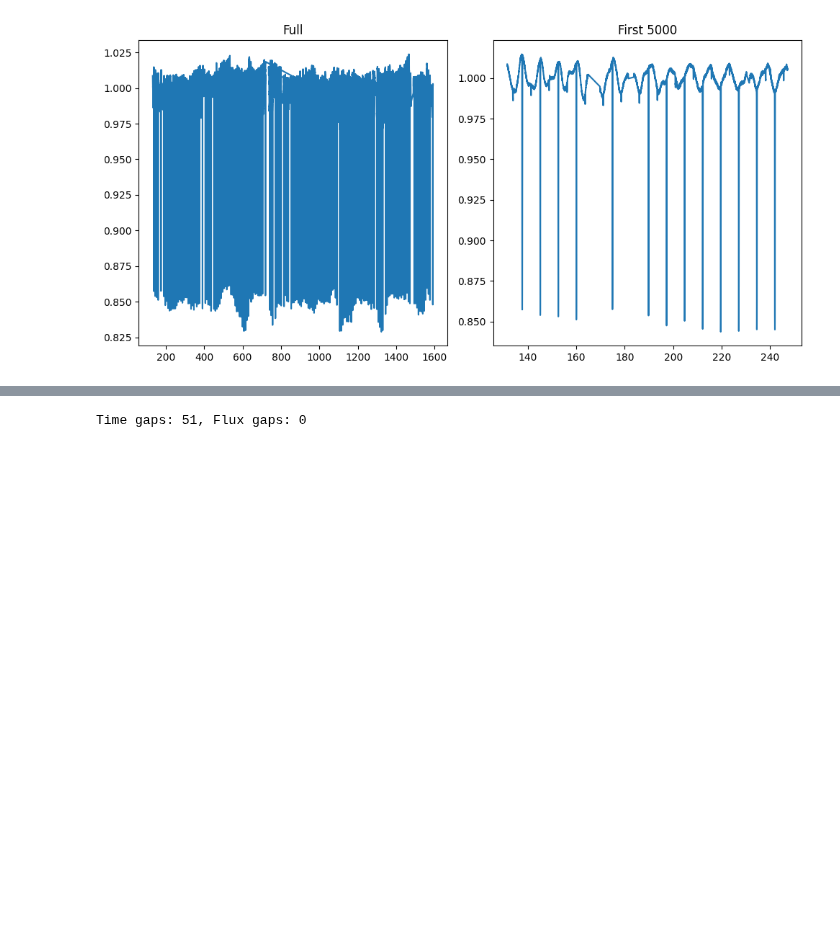
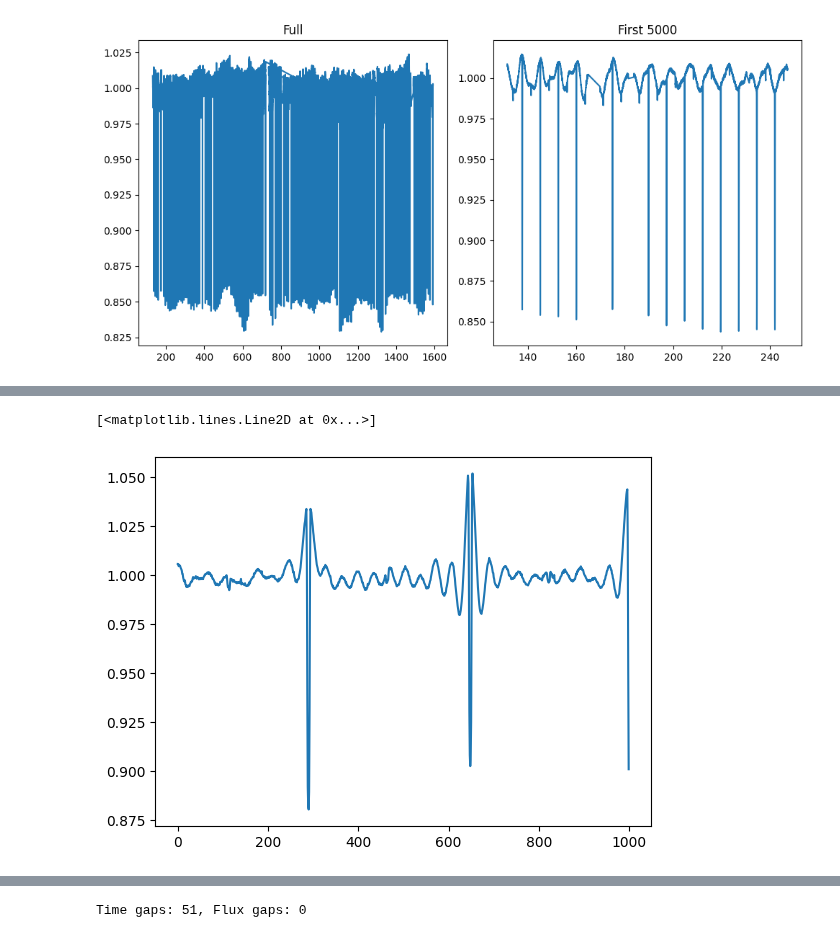
Before and after one commit to sfremy/astro_tools, a Jupyter notebook: prefold_automated.ipynb, the cells around one changed output, grey strips where cells are left out. Cells and saved outputs as stored; diff of their text form; code cells hidden in the pictures; blank space fills up the shorter version.

```diff
--- a/prefold_automated.ipynb
+++ b/prefold_automated.ipynb
@@ -100,0 +112,18 @@ plt.plot(t[0:5000], cleaned_flux[0:5000])
+# %%
+fft = np.fft.fft(f)
+freqs = np.fft.fftfreq(len(f), d = 1)  # dt = sampling interval
+f0 = 1 / (p * 48)
+harmonics = np.array([f0 * i for i in range(1, 11)]) #10 harmonics
+tolerance = 0.001
+
+for h in harmonics:
+    fft[np.abs(freqs - h) < tolerance] = 0
+    fft[np.abs(freqs + h) < tolerance] = 0  # mirror image
+
+cleaned_flux = np.fft.ifft(fft).real
+
+plt.figure()
+plt.plot((cleaned_flux[:1000]))
+# %% [output]
+[<matplotlib.lines.Line2D at 0x...>]
+[figure, added]
```
Also changed, not shown: parts of 12 cells of this notebook.
